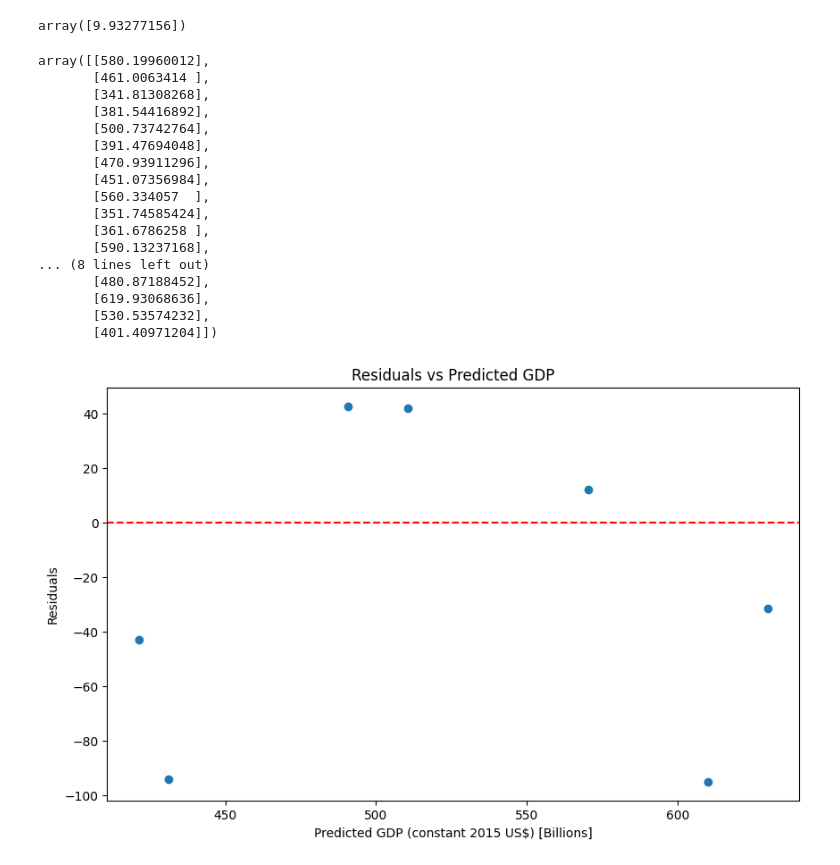
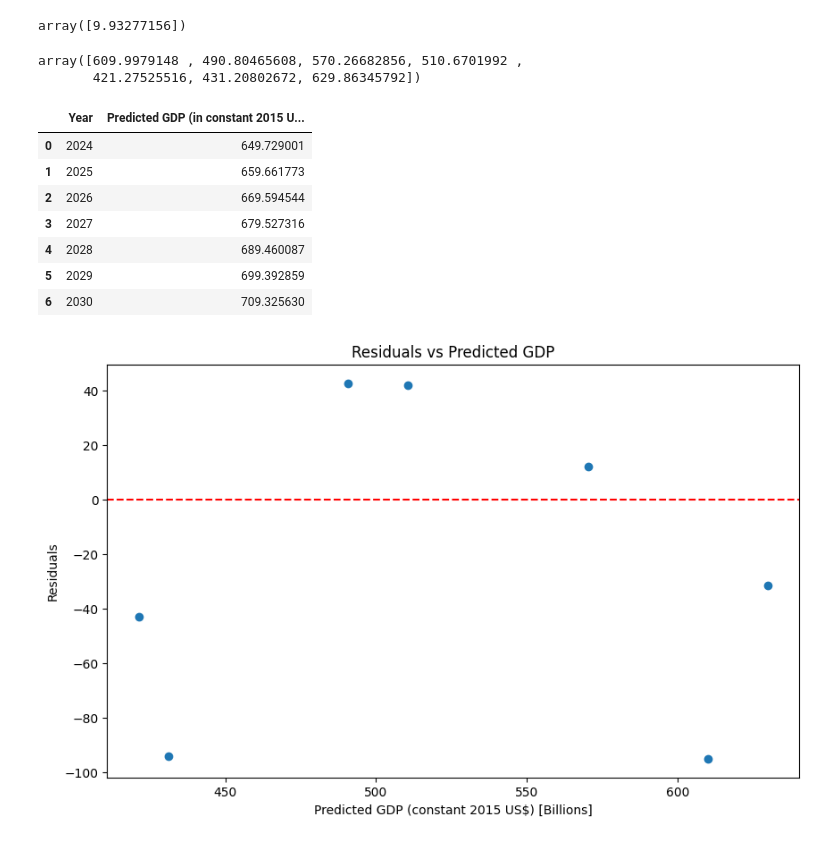
Before and after one commit to lucitop/GDP-Growth-Forecasting-Argentina, a Jupyter notebook: notebooks/03_simple_linear_regression.ipynb, the cells around one changed output. Drawn from its saved outputs; the diff is of its cells as text; code cells hidden in the pictures.

Commit message:
Added data analysis and visualization notebook, changed README.md

```diff
--- a/notebooks/02_linear_regression.ipynb
+++ b/notebooks/03_simple_linear_regression.ipynb
@@ -119,24 +125,32 @@ m
 array([9.93277156])
 # %%
 # Explicit equation of the model
-Y_pred_model = m*X_train + c
+Y_pred_model = np.dot(X_test, m.T) + c
 Y_pred_model
 # %% [output]
-array([[580.19960012],
-       [461.0063414 ],
-       [341.81308268],
-       [381.54416892],
-       [500.73742764],
-       [391.47694048],
-       [470.93911296],
-       [451.07356984],
-       [560.334057  ],
-       [351.74585424],
-       [361.6786258 ],
-       [590.13237168],
-... (8 lines left out)
-       [480.87188452],
-       [619.93068636],
-       [530.53574232],
-       [401.40971204]])
+array([609.9979148 , 490.80465608, 570.26682856, 510.6701992 ,
+       421.27525516, 431.20802672, 629.86345792])
+# %%
+# Predict GDP for the years 2024 to 2030
+years_to_predict = np.array([[2024], [2025], [2026], [2027], [2028], [2029], [2030]])
+
+# Predict GDP for the years 2024 to 2030
+gdp_pred = model.predict(years_to_predict)
+# %%
+# Create a DataFrame with the years and the predicted GDP
+predicted_gdp_df = pd.DataFrame({
+    'Year': years_to_predict.flatten(),
+    'Predicted GDP (in constant 2015 US$ billions)': gdp_pred
+})
+
+predicted_gdp_df
+# %% [output]
+|  | Year | Predicted GDP (in constant 2015 U... |
+| 0 | 2024 | 649.729001 |
+| 1 | 2025 | 659.661773 |
+| 2 | 2026 | 669.594544 |
+| 3 | 2027 | 679.527316 |
+| 4 | 2028 | 689.460087 |
+| 5 | 2029 | 699.392859 |
+| 6 | 2030 | 709.325630 |
 # %%
```
Also changed, not shown: parts of 13 cells of this notebook, 3 other files.
